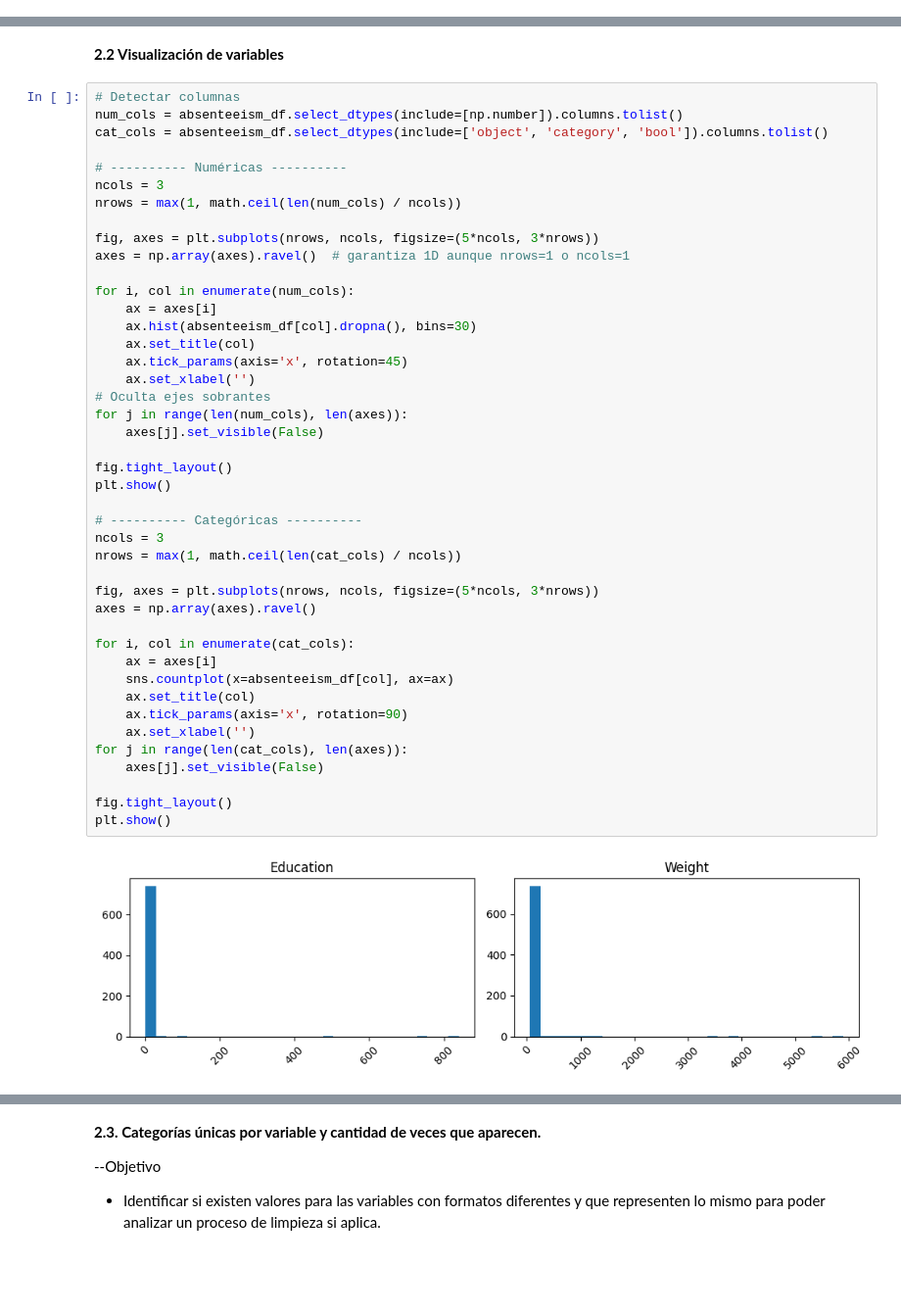
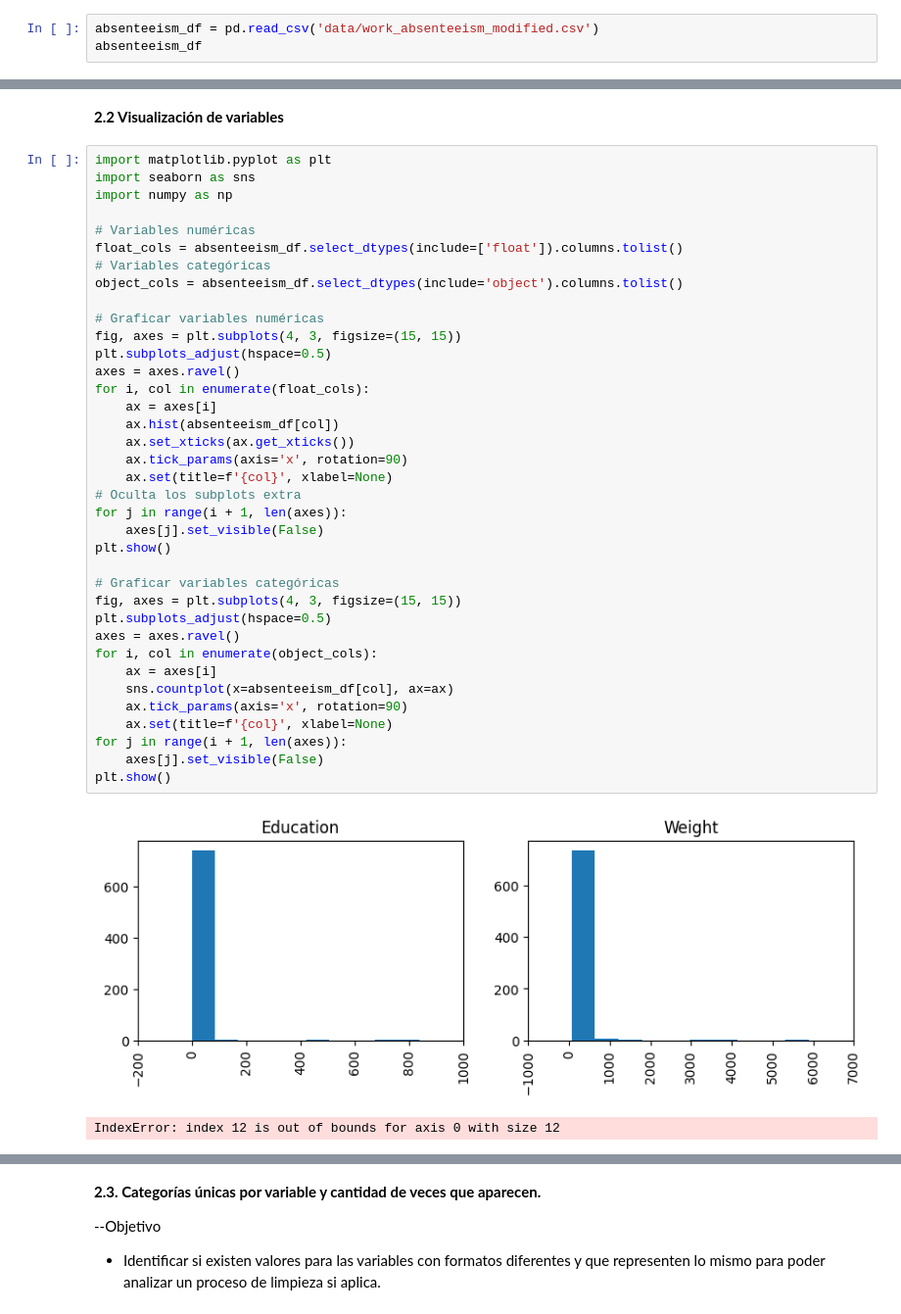
Before and after one commit to ingerobles92/MLOps62, a Jupyter notebook: notebooks/1_EDA/1.1_elt_initial_data_exploration.ipynb, the cells around one changed output, grey strips where cells are left out. Shown at 98% size. Drawn from its saved outputs; the diff is of its cells as text; blank space fills up the shorter version.

```diff
--- a/notebooks/1_EDA/1.1_elt_initial_data_exploration.ipynb
+++ b/notebooks/1_EDA/1.1_elt_initial_data_exploration.ipynb
@@ -281,0 +9,3 @@ absenteeism_df
+# %%
+absenteeism_df = pd.read_csv('data/work_absenteeism_modified.csv')
+absenteeism_df
@@ -371,47 +115,42 @@ Se continua explorando el dataset.
 # %% [markdown]
 **2.2 Visualización de variables**
 # %%
-# Detectar columnas
-num_cols = absenteeism_df.select_dtypes(include=[np.number]).columns.tolist()
-cat_cols = absenteeism_df.select_dtypes(include=['object', 'category', 'bool']).columns.tolist()
+import matplotlib.pyplot as plt
+import seaborn as sns
+import numpy as np
 
-# ---------- Numéricas ----------
-ncols = 3
-nrows = max(1, math.ceil(len(num_cols) / ncols))
+# Variables numéricas
+float_cols = absenteeism_df.select_dtypes(include=['float']).columns.tolist()
+# Variables categóricas
+object_cols = absenteeism_df.select_dtypes(include='object').columns.tolist()
 
-fig, axes = plt.subplots(nrows, ncols, figsize=(5*ncols, 3*nrows))
-axes = np.array(axes).ravel()  # garantiza 1D aunque nrows=1 o ncols=1
-
-for i, col in enumerate(num_cols):
+# Graficar variables numéricas
+fig, axes = plt.subplots(4, 3, figsize=(15, 15))
+plt.subplots_adjust(hspace=0.5)
+axes = axes.ravel()
+for i, col in enumerate(float_cols):
     ax = axes[i]
-    ax.hist(absenteeism_df[col].dropna(), bins=30)
-    ax.set_title(col)
-    ax.tick_params(axis='x', rotation=45)
-    ax.set_xlabel('')
-# Oculta ejes sobrantes
-for j in range(len(num_cols), len(axes)):
+    ax.hist(absenteeism_df[col])
+    ax.set_xticks(ax.get_xticks())
+    ax.tick_params(axis='x', rotation=90)
+    ax.set(title=f'{col}', xlabel=None)
+# Oculta los subplots extra
+for j in range(i + 1, len(axes)):
     axes[j].set_visible(False)
-
-fig.tight_layout()
 plt.show()
 
-# ---------- Categóricas ----------
-ncols = 3
-nrows = max(1, math.ceil(len(cat_cols) / ncols))
-
-fig, axes = plt.subplots(nrows, ncols, figsize=(5*ncols, 3*nrows))
-axes = np.array(axes).ravel()
-
-for i, col in enumerate(cat_cols):
+# Graficar variables categóricas
+fig, axes = plt.subplots(4, 3, figsize=(15, 15))
+plt.subplots_adjust(hspace=0.5)
+axes = axes.ravel()
+for i, col in enumerate(object_cols):
     ax = axes[i]
     sns.countplot(x=absenteeism_df[col], ax=ax)
-    ax.set_title(col)
     ax.tick_params(axis='x', rotation=90)
-    ax.set_xlabel('')
-for j in range(len(cat_cols), len(axes)):
+    ax.set(title=f'{col}', xlabel=None)
+for j in range(i + 1, len(axes)):
     axes[j].set_visible(False)
-
-fig.tight_layout()
 plt.show()
 # %% [output]
-[figure, old version]
+[figure, new version]
+IndexError: index 12 is out of bounds for axis 0 with size 12
```
Also changed, not shown: parts of 14 cells of this notebook, 4 other files.
